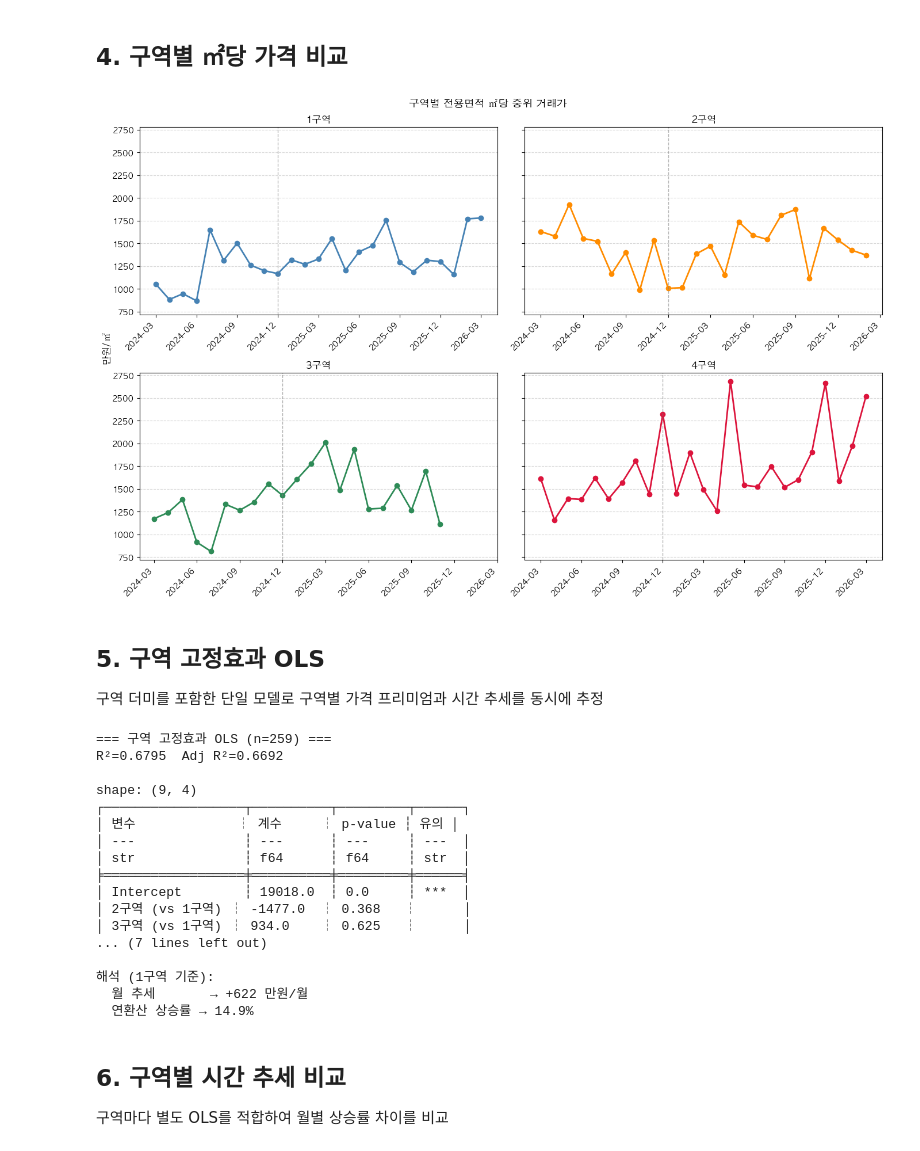
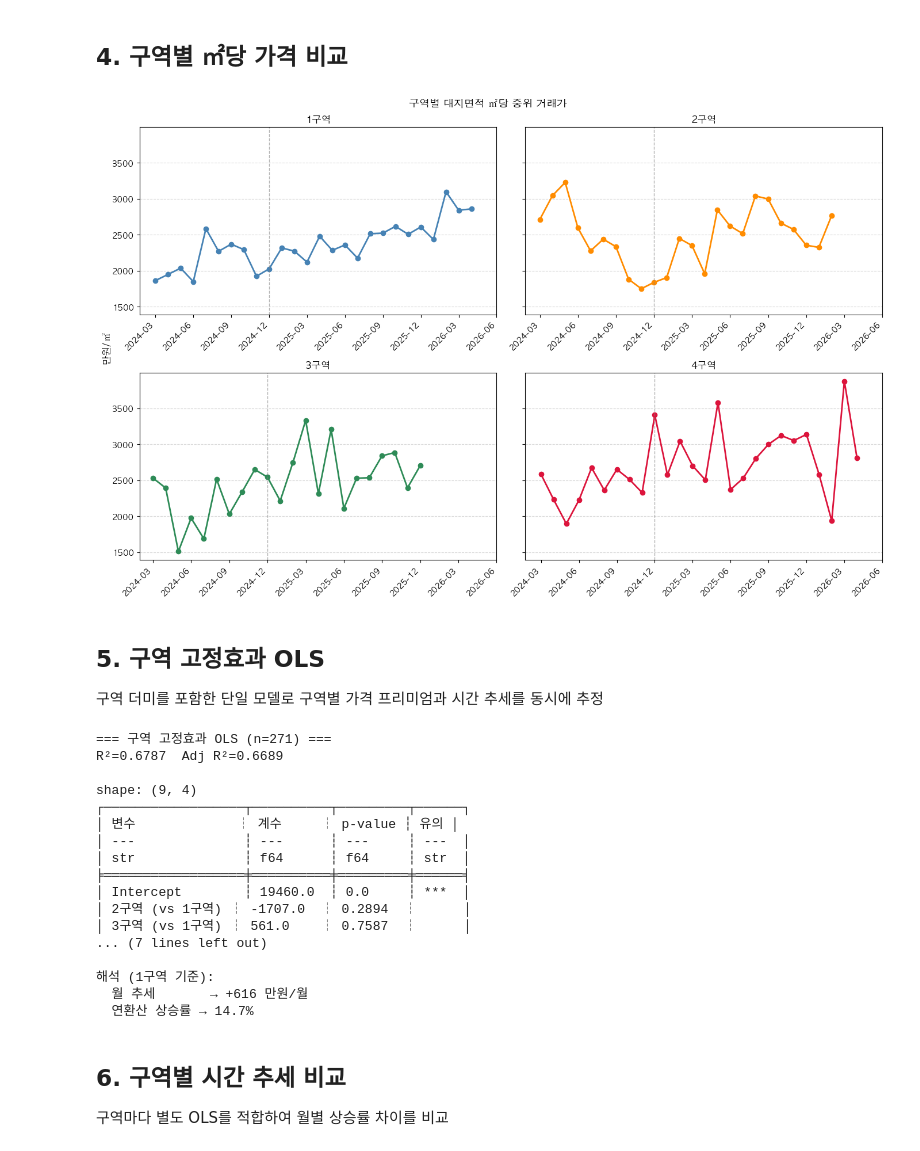
Before and after one commit to sunsikim/gaepo-low-rise-apt, a Jupyter notebook: gaepo_region_analysis.ipynb, the cells around one changed output. Saved outputs shown, nothing was run; the diff lists cells and outputs as text; code cells hidden in the pictures.

```diff
--- a/gaepo_region_analysis.ipynb
+++ b/gaepo_region_analysis.ipynb
@@ -193,32 +193,32 @@ plt.show()
 ## 4. 구역별 ㎡당 가격 비교
 # %%
 df_ppm = df.with_columns(
-    (pl.col("price") / pl.col("area")).alias("price_per_area")
+    (pl.col("price") / pl.col("land_area")).alias("price_per_land")
 )
 
 fig, axes = plt.subplots(2, 2, figsize=(14, 9), sharey=True)
 
 for ax, r in zip(axes.flat, REGIONS):
     monthly = (
         df_ppm.filter(pl.col("region") == r)
-        .group_by("ym").agg(pl.col("price_per_area").median().alias("med_ppa"))
+        .group_by("ym").agg(pl.col("price_per_land").median().alias("med_ppa"))
         .sort("ym")
     )
     ax.plot(monthly["ym"].to_list(), monthly["med_ppa"].to_numpy(),
             marker="o", linewidth=2, color=REGION_COLORS[r])
     ax.set_title(r)
     ax.set_xticks(quarterly_idx)
     ax.set_xticklabels([all_ym[i] for i in quarterly_idx], rotation=45, ha="right")
     ax.grid(axis='y', linestyle='--', alpha=0.5)
     if "2024-12" in all_ym:
         ax.axvline(x=all_ym.index("2024-12"), color="gray", linestyle="--", linewidth=1, alpha=0.6)
 
-fig.suptitle("구역별 전용면적 ㎡당 중위 거래가", fontsize=13)
+fig.suptitle("구역별 대지면적 ㎡당 중위 거래가", fontsize=13)
 fig.supylabel("만원/㎡")
 plt.tight_layout()
 plt.show()
 # %% [output]
-[figure, old version]
+[figure, new version]
 # %% [markdown]
 ## 5. 구역 고정효과 OLS
 
@@ -255,8 +255,8 @@ print(f"""
   연환산 상승률 → {((1 + m_region.params['time_idx'] / df_ols['price'].median())**12 - 1)*100:.1f}%
 """)
 # %% [output]
-=== 구역 고정효과 OLS (n=259) ===
-R²=0.6795  Adj R²=0.6692
+=== 구역 고정효과 OLS (n=271) ===
+R²=0.6787  Adj R²=0.6689
 
 shape: (9, 4)
 ┌──────────────────┬──────────┬─────────┬──────┐
@@ -264,14 +264,14 @@ shape: (9, 4)
 │ ---              ┆ ---      ┆ ---     ┆ ---  │
 │ str              ┆ f64      ┆ f64     ┆ str  │
 ╞══════════════════╪══════════╪═════════╪══════╡
-│ Intercept        ┆ 19018.0  ┆ 0.0     ┆ ***  │
-│ 2구역 (vs 1구역) ┆ -1477.0  ┆ 0.368   ┆      │
-│ 3구역 (vs 1구역) ┆ 934.0    ┆ 0.625   ┆      │
+│ Intercept        ┆ 19460.0  ┆ 0.0     ┆ ***  │
+│ 2구역 (vs 1구역) ┆ -1707.0  ┆ 0.2894  ┆      │
+│ 3구역 (vs 1구역) ┆ 561.0    ┆ 0.7587  ┆      │
 ... (7 lines left out)
 
 해석 (1구역 기준):
-  월 추세       → +622 만원/월
-  연환산 상승률 → 14.9%
+  월 추세       → +616 만원/월
+  연환산 상승률 → 14.7%
 # %% [markdown]
 ## 6. 구역별 시간 추세 비교
 
```
Also changed, not shown: parts of 4 cells of this notebook, 1 other file.
